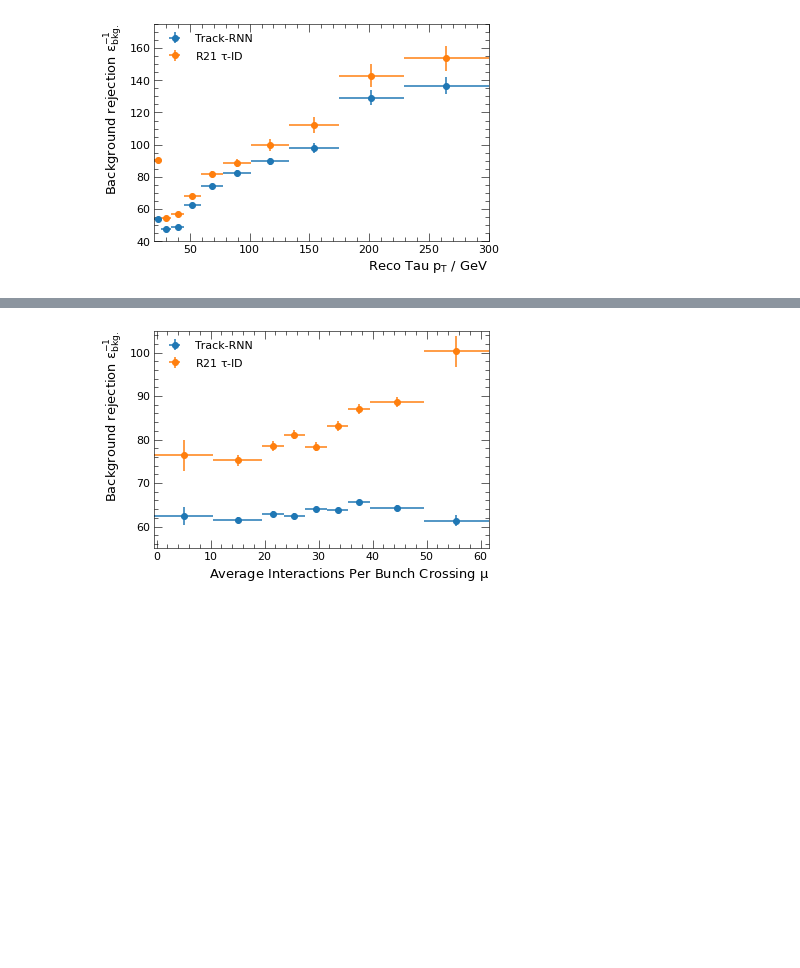
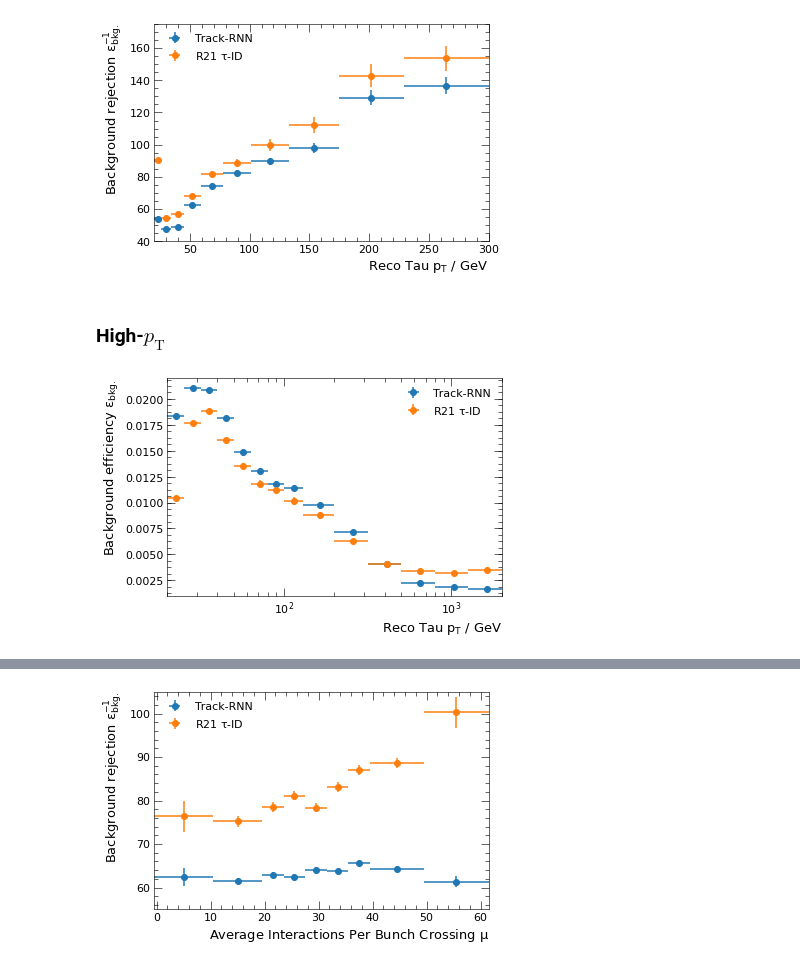
Before and after one commit to chrisieh/rnn-tauid, a Jupyter notebook: notebooks/track_model_eval_1p.ipynb, the cells around one changed output, grey strips where cells are left out. Saved outputs shown, nothing was run; the diff lists cells and outputs as text; code cells hidden in the pictures; blank space fills up the shorter version.

Commit message:
High pt model eval, BN, HDF5 family

```diff
--- a/notebooks/track_model_eval_1p.ipynb
+++ b/notebooks/track_model_eval_1p.ipynb
@@ -366,3 +388,37 @@ plt.legend()
 plt.savefig(path.join(plot_prefix, "track_rejection_1p.pdf"))
 # %% [output]
 [figure]
+# %% [markdown]
+### High-$p_\mathrm{T}$
+# %%
+bins = binnings.pt_flat
+bin_midpoint = bin_center(bins)
+bin_half_width = bin_width(bins) / 2.0
+
+# Background efficiency
+r21_bkg_eff_highpt = binned_efficiency(r21_bkg_pt, r21_bkg_pass_thr, bins=bins)
+bkg_eff_highpt = binned_efficiency(bkg_pt, bkg_pass_thr, bins=bins)
+
+# Background rejection
+r21_rej_highpt = 1.0 / r21_bkg_eff_highpt.mean
+rej_highpt = 1.0 / bkg_eff_highpt.mean
+
+d_r21_rej_highpt = r21_bkg_eff_highpt.std / r21_bkg_eff_highpt.mean ** 2
+d_rej_highpt = bkg_eff_highpt.std / bkg_eff_highpt.mean ** 2
+# %%
+plt.errorbar(bin_midpoint / 1000.0, bkg_eff_highpt.mean,
+             xerr=bin_half_width / 1000.0, yerr=bkg_eff_highpt.std,
+             fmt="o", label="Track-RNN")
+plt.errorbar(bin_midpoint / 1000.0, r21_bkg_eff_highpt.mean,
+             xerr=bin_half_width / 1000.0, yerr=r21_bkg_eff_highpt.std,
+             fmt="o", label="R21 $\\tau$-ID")
+plt.xlim((20, 2000))
+plt.ylim((0.001, 0.022))
+plt.xscale("log")
+plt.xlabel("Reco Tau $p_\\mathrm{T}$ / GeV", ha="right", x=1.0)
+plt.ylabel("Background efficiency $\\varepsilon_\\mathrm{bkg.}$", ha="right", y=1.0)
+plt.legend()
+
+plt.savefig(path.join(plot_prefix, "track_wp_bkgeff_highpt_1p.pdf"))
+# %% [output]
+[figure, added]
```
Also changed, not shown: parts of 18 cells of this notebook, 2 other files.
